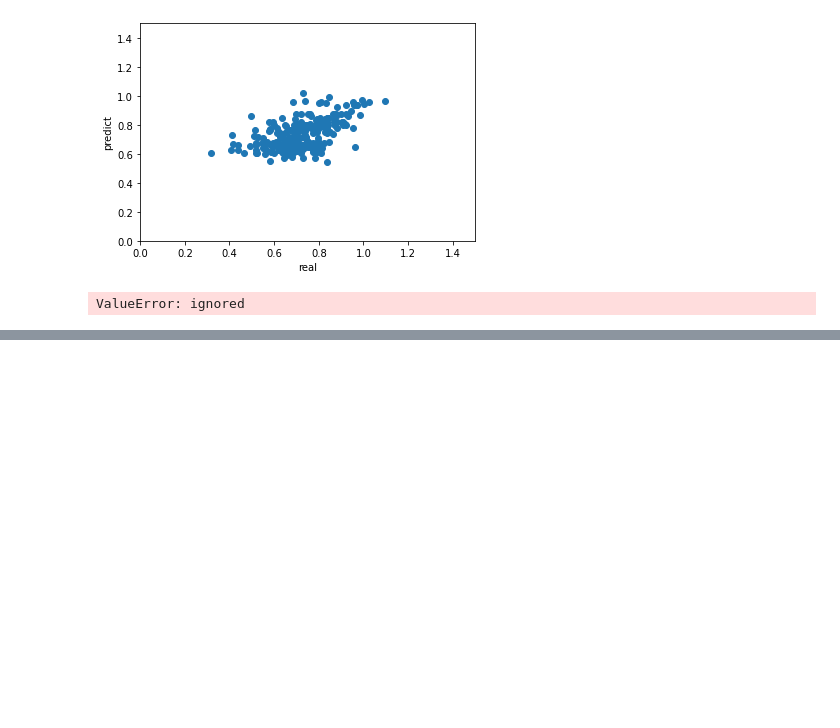
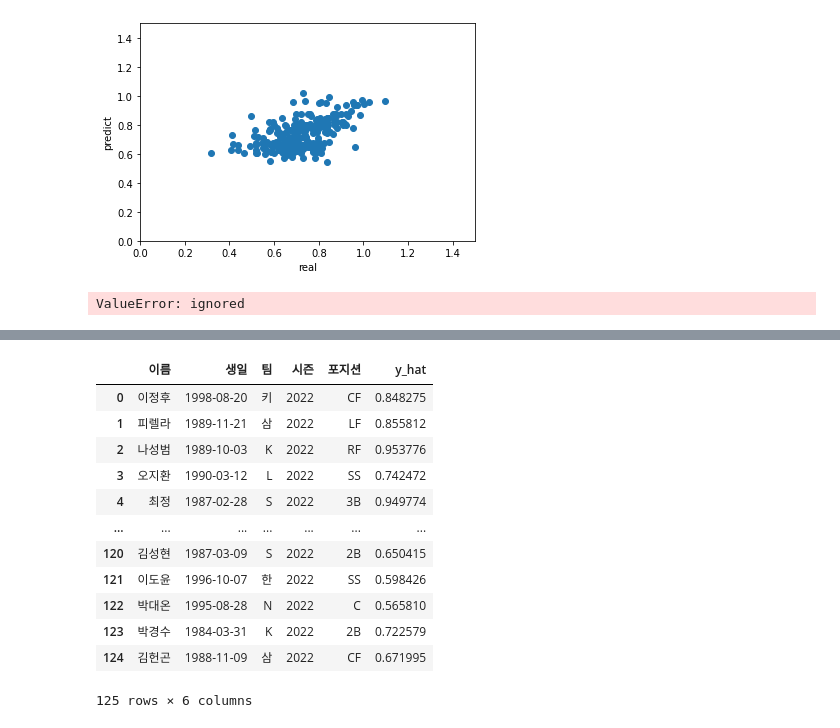
Before and after one commit to gmb408/OSSP-KBO-prediction, a Jupyter notebook: Model_Building.ipynb, the cells around one changed output, grey strips where cells are left out. Drawn from its saved outputs; the diff is of its cells as text; code cells hidden in the pictures; blank space fills up the shorter version.

```diff
--- a/Model_Building.ipynb
+++ b/Model_Building.ipynb
@@ -288,20 +288,3 @@ sub = pd.read_csv('/content/tnt_submission.csv')
 sub
 # %% [output]
 ValueError: ignored
-# %%
-test2['y_hat'] = stack_final
-test2 = test2[test2['시즌']==2022]
-
-predict = result[result['시즌']==2022] # 2018년도 데이터 프레임
-
-
-
-predict['y_hat'] = test2['y_hat']
-new = ['이름','생일','팀','시즌','포지션','y_hat']
-# 타자별 예측값 feature에 저장
-final = predict[new]
-# 제출 파일 생성
-final.to_csv("/content/tnt_submission.csv", index=False, encoding='utf-8')
-# 제출 결과 확인
-sub = pd.read_csv('/content/tnt_submission.csv')
-sub
@@ -326,0 +291,9 @@ See the caveats in the documentation: https://pandas.pydata.org/pandas-docs/stab
+# %%
+test2['y_hat'] = stack_final
+test2 = test2[test2['시즌']==2021]
+new = ['이름','생일','y_hat']
+new2 = ['이름','생일','팀','시즌','포지션']
+test2 = test2[new]
+
+predict = result[result['시즌']==2022] # 2018년도 데이터 프레임
+predict=predict[new2]
@@ -326,0 +314,20 @@ See the caveats in the documentation: https://pandas.pydata.org/pandas-docs/stab
+# %%
+predict=predict[new2]
+# %%
+jo = pd.merge(predict, test2, on=('이름','생일'), how='inner')
+# %%
+jo
+# %% [output]
+|  | 이름 | 생일 | 팀 | 시즌 | 포지션 | y_hat |
+| 0 | 이정후 | 1998-08-20 | 키 | 2022 | CF | 0.848275 |
+| 1 | 피렐라 | 1989-11-21 | 삼 | 2022 | LF | 0.855812 |
+| 2 | 나성범 | 1989-10-03 | K | 2022 | RF | 0.953776 |
+| 3 | 오지환 | 1990-03-12 | L | 2022 | SS | 0.742472 |
+| 4 | 최정 | 1987-02-28 | S | 2022 | 3B | 0.949774 |
+| ... | ... | ... | ... | ... | ... | ... |
+| 120 | 김성현 | 1987-03-09 | S | 2022 | 2B | 0.650415 |
+| 121 | 이도윤 | 1996-10-07 | 한 | 2022 | SS | 0.598426 |
+| 122 | 박대온 | 1995-08-28 | N | 2022 | C | 0.565810 |
+| 123 | 박경수 | 1984-03-31 | K | 2022 | 2B | 0.722579 |
+| 124 | 김헌곤 | 1988-11-09 | 삼 | 2022 | CF | 0.671995 |
+125 rows × 6 columns
```
Also changed, not shown: parts of 3 cells of this notebook.
